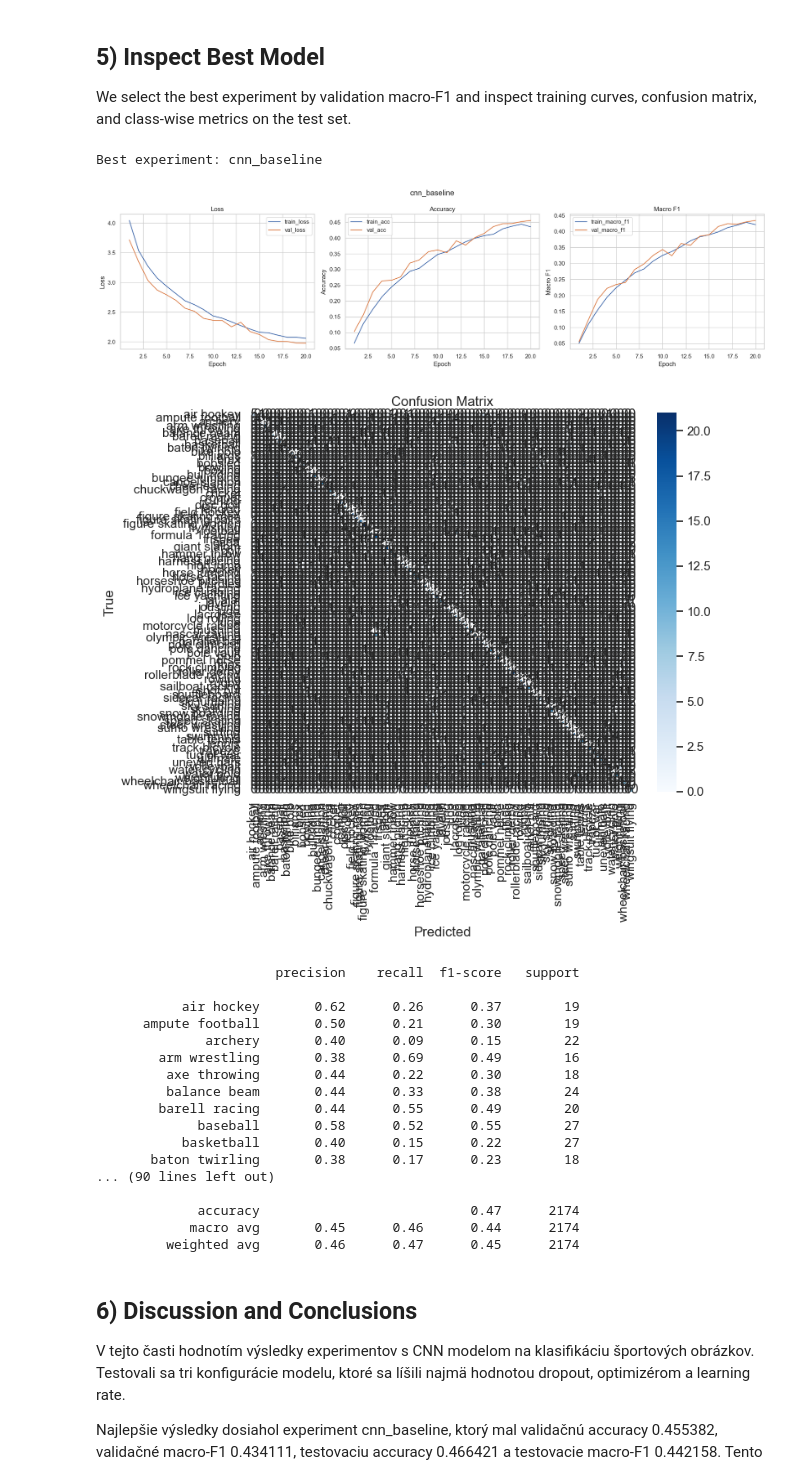
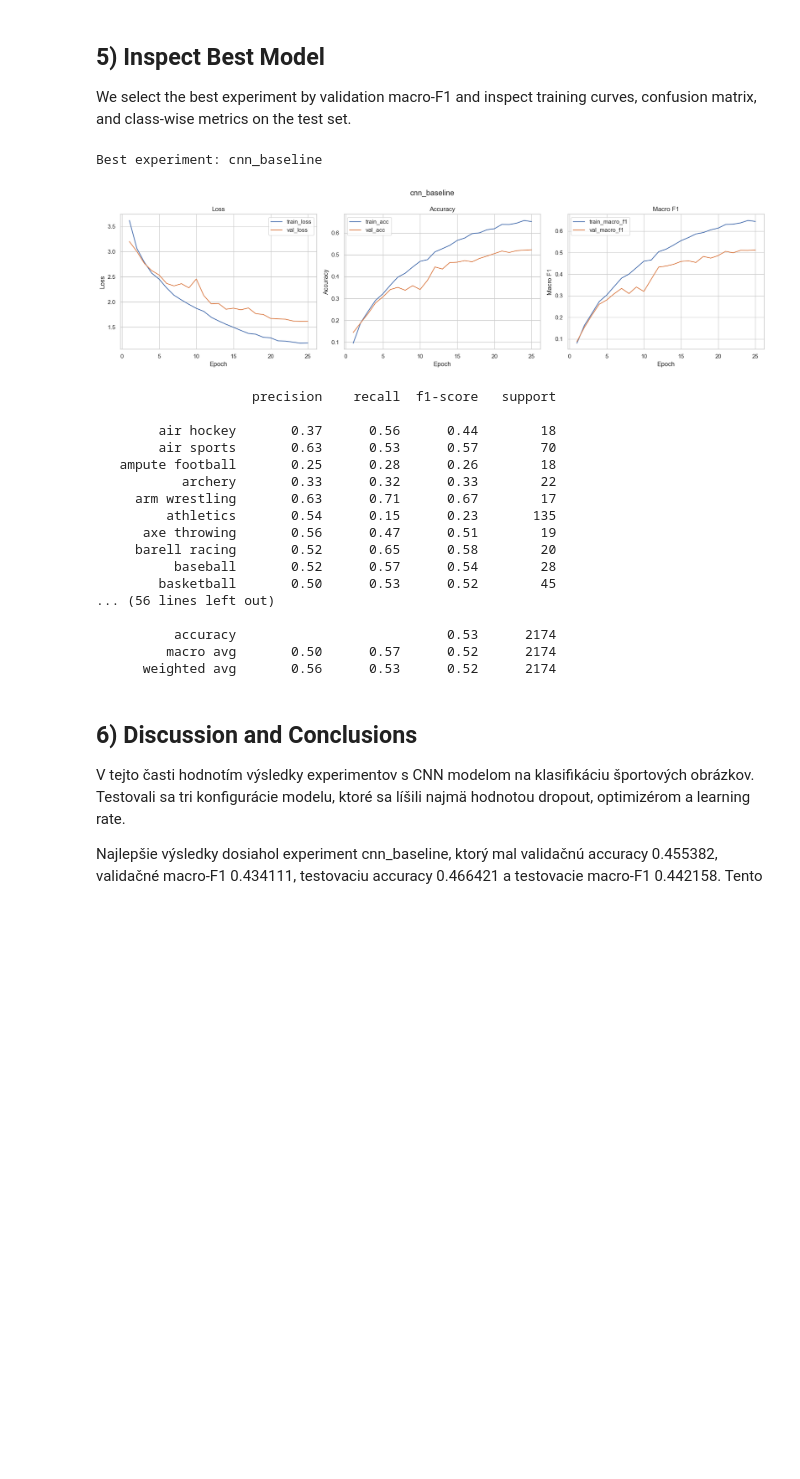
Before and after one commit to TomasTisovsky/NSIETE-Projekt, a Jupyter notebook: Projekt2/sports_image_experiments.ipynb, the cells around one changed output. Saved outputs shown, nothing was run; the diff lists cells and outputs as text; code cells hidden in the pictures; blank space fills up the shorter version.

```diff
--- a/Projekt2/sports_image_experiments.ipynb
+++ b/Projekt2/sports_image_experiments.ipynb
@@ -69,7 +69,7 @@ Dataset root: C:\Users\tisov\.cache\kagglehub\datasets\gpiosenka\sports-classifi
 We resize images, convert them to RGB tensors, normalize them using train statistics, and create stratified train/validation/test splits. Augmentations are applied only to the training split.
 # %%
 data_config = ImagePreprocessingConfig(
-    image_size=(128, 128),
+    image_size=(64, 64),
     train_ratio=0.7,
     val_ratio=0.15,
     test_ratio=0.15,
@@ -106,7 +109,7 @@ experiment_configs = [
         dropout=0.2,
         optimizer="adam",
         learning_rate=1e-3,
-        epochs=20,
+        epochs=25,
         patience=5,
     ),
     ExperimentConfig(
@@ -198,44 +193,42 @@ We select the best experiment by validation macro-F1 and inspect training curves
 # %%
 best_name = df_results.iloc[0]["name"]
 print("Best experiment:", best_name)
 
 best_run = next(res for res in results if res["config"].name == best_name)
 history = best_run["history"]
 trainer = best_run["trainer"]
 
 plot_training_curves(history, title=best_name)
 
 y_true, y_pred = trainer.predict(test_loader)
-plot_confusion(y_true, y_pred, class_names=class_names)
 
 print(classification_report(
     y_true,
     y_pred,
     labels=list(range(len(class_names))),
     target_names=class_names,
     zero_division=0,
 ))
 # %% [output]
 Best experiment: cnn_baseline
-[figure, old version]
+[figure, new version]
-[figure, removed]
-                       precision    recall  f1-score   support
+                    precision    recall  f1-score   support
 
-           air hockey       0.62      0.26      0.37        19
-      ampute football       0.50      0.21      0.30        19
-              archery       0.40      0.09      0.15        22
-        arm wrestling       0.38      0.69      0.49        16
-         axe throwing       0.44      0.22      0.30        18
-         balance beam       0.44      0.33      0.38        24
-        barell racing       0.44      0.55      0.49        20
-             baseball       0.58      0.52      0.55        27
-           basketball       0.40      0.15      0.22        27
-       baton twirling       0.38      0.17      0.23        18
-... (90 lines left out)
+        air hockey       0.37      0.56      0.44        18
+        air sports       0.63      0.53      0.57        70
+   ampute football       0.25      0.28      0.26        18
+           archery       0.33      0.32      0.33        22
+     arm wrestling       0.63      0.71      0.67        17
+         athletics       0.54      0.15      0.23       135
+      axe throwing       0.56      0.47      0.51        19
+     barell racing       0.52      0.65      0.58        20
+          baseball       0.52      0.57      0.54        28
+        basketball       0.50      0.53      0.52        45
+... (56 lines left out)
 
-             accuracy                           0.47      2174
-            macro avg       0.45      0.46      0.44      2174
-         weighted avg       0.46      0.47      0.45      2174
+          accuracy                           0.53      2174
+         macro avg       0.50      0.57      0.52      2174
+      weighted avg       0.56      0.53      0.52      2174
 # %% [markdown]
 ## 6) Discussion and Conclusions
 
```
Also changed, not shown: parts of 3 cells of this notebook, 2 other files.
